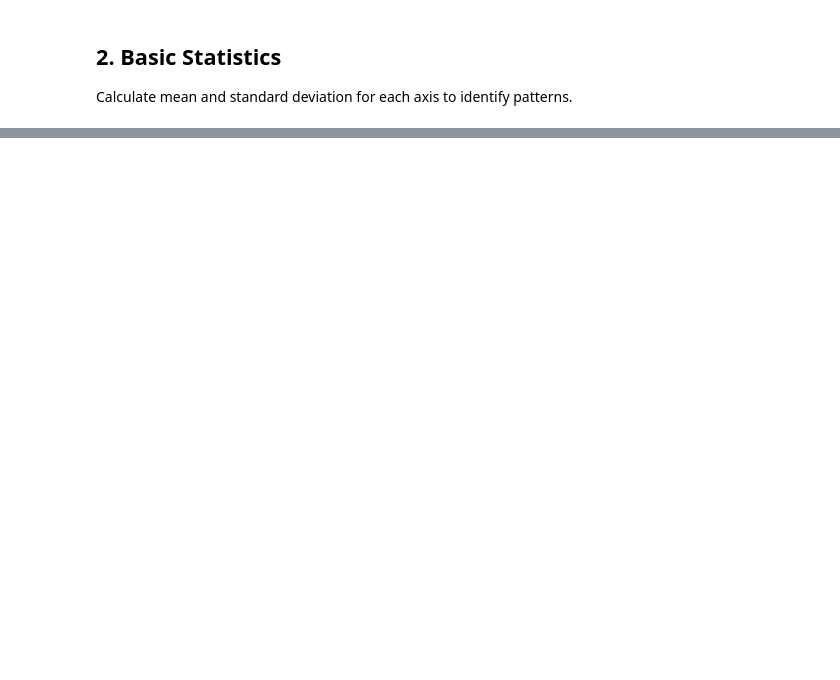
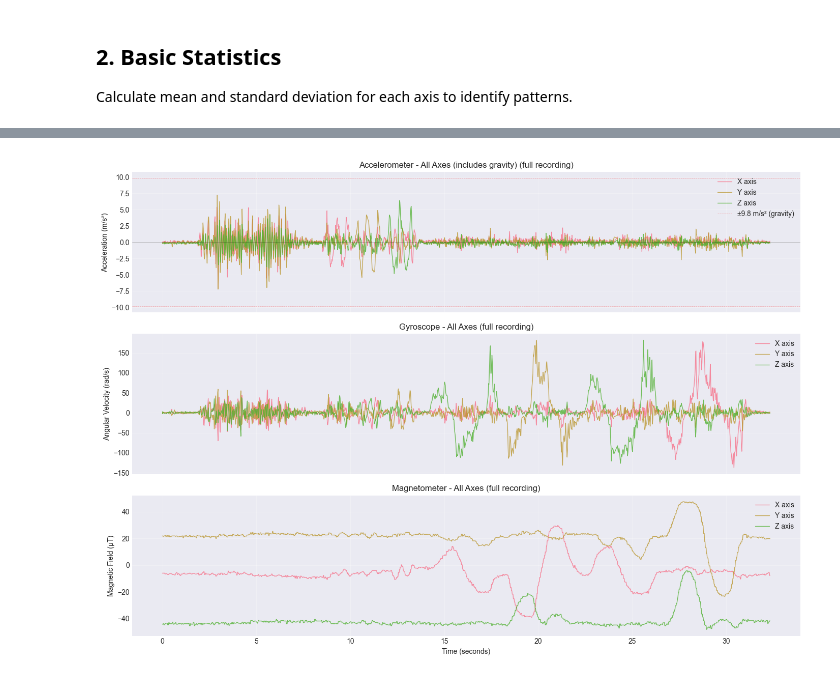
Before and after one commit to hawthorne-ben/vertex, a Jupyter notebook: analysis/notebooks/01_data_exploration.ipynb, the cells around one changed output, grey strips where cells are left out. Cells and saved outputs as stored; diff of their text form; code cells hidden in the pictures; blank space fills up the shorter version.

```diff
--- a/analysis/notebooks/01_data_exploration.ipynb
+++ b/analysis/notebooks/01_data_exploration.ipynb
@@ -237,0 +233,61 @@ We'll test:
+# %%
+# Optional: Set time window to focus on (in seconds)
+# Set to None to see full recording
+time_start = None  # Start time in seconds (or None for beginning)
+time_end = None    # End time in seconds (or None for end)
+
+# Example: To see first 60 seconds, uncomment:
+# time_start = 0
+# time_end = 60
+
+# Filter data if time window specified
+if time_start is not None or time_end is not None:
+    mask = pd.Series([True] * len(df))
+    if time_start is not None:
+        mask &= df['time_sec'] >= time_start
+    if time_end is not None:
+        mask &= df['time_sec'] <= time_end
+    df_plot = df[mask].copy()
+    window_label = f" ({time_start or 0:.0f}s - {time_end or header['duration']:.0f}s)"
+else:
+    df_plot = df
+    window_label = " (full recording)"
+
+fig, axes = plt.subplots(3, 1, figsize=(14, 10), sharex=True)
+
+# Accelerometer (includes gravity)
+for axis in ['x', 'y', 'z']:
+    axes[0].plot(df_plot['time_sec'], df_plot[f'accel_{axis}'], label=f'{axis.upper()} axis', alpha=0.8, linewidth=1)
+axes[0].axhline(y=0, color='k', linestyle='-', alpha=0.3, linewidth=0.5)
+axes[0].axhline(y=9.8, color='r', linestyle='--', alpha=0.3, linewidth=0.5, label='±9.8 m/s² (gravity)')
+axes[0].axhline(y=-9.8, color='r', linestyle='--', alpha=0.3, linewidth=0.5)
+axes[0].set_ylabel('Acceleration (m/s²)')
+axes[0].set_title(f'Accelerometer - All Axes (includes gravity){window_label}')
+axes[0].legend(loc='upper right')
+axes[0].grid(True, alpha=0.3)
+
+# Gyroscope
+for axis in ['x', 'y', 'z']:
+    axes[1].plot(df_plot['time_sec'], df_plot[f'gyro_{axis}'], label=f'{axis.upper()} axis', alpha=0.8, linewidth=1)
+axes[1].set_ylabel('Angular Velocity (rad/s)')
+axes[1].set_title(f'Gyroscope - All Axes{window_label}')
+axes[1].legend(loc='upper right')
+axes[1].grid(True, alpha=0.3)
+
+# Magnetometer (if available)
+if 'mag_x' in df.columns:
+    for axis in ['x', 'y', 'z']:
+        axes[2].plot(df_plot['time_sec'], df_plot[f'mag_{axis}'], label=f'{axis.upper()} axis', alpha=0.8, linewidth=1)
+    axes[2].set_ylabel('Magnetic Field (µT)')
+    axes[2].set_title(f'Magnetometer - All Axes{window_label}')
+    axes[2].legend(loc='upper right')
+    axes[2].grid(True, alpha=0.3)
+else:
+    axes[2].text(0.5, 0.5, 'No magnetometer data', ha='center', va='center')
+    axes[2].set_title('Magnetometer - Not Available')
+
+axes[2].set_xlabel('Time (seconds)')
+plt.tight_layout()
+plt.show()
+# %% [output]
+[figure, added]
```
Also changed, not shown: parts of 24 cells of this notebook, 29 other files.
